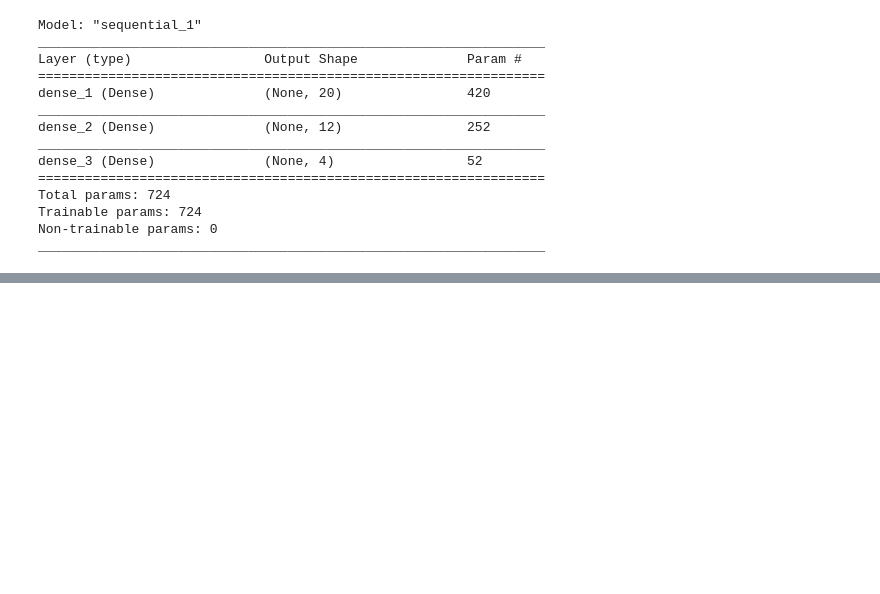
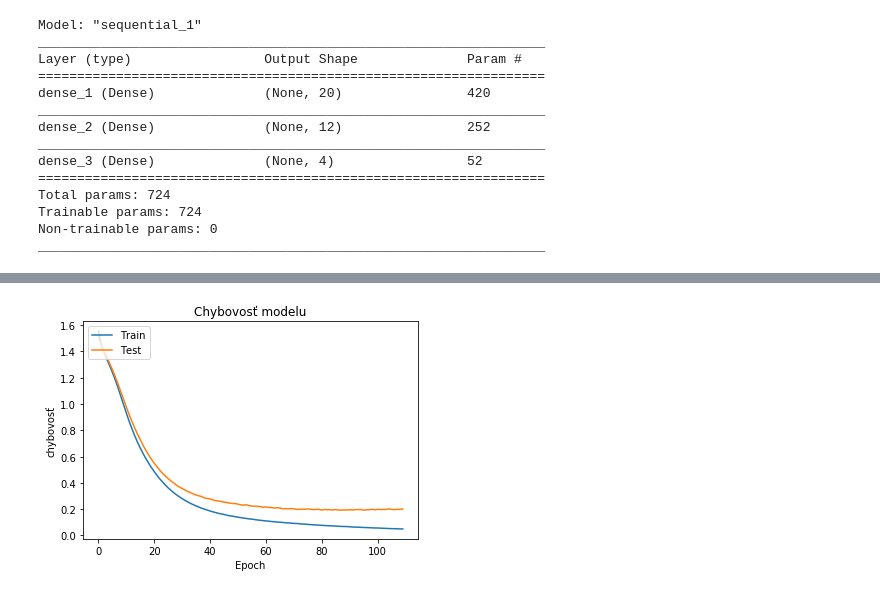
Before and after one commit to georgeob/Benc_NS2020, a Jupyter notebook: Projekt.ipynb, the cells around one changed output, grey strips where cells are left out. Saved outputs shown, nothing was run; the diff lists cells and outputs as text; code cells hidden in the pictures; blank space fills up the shorter version.

```diff
--- a/Projekt.ipynb
+++ b/Projekt.ipynb
@@ -36,6 +36,6 @@ array([[-0.90259726, -0.9900495 ,  0.83077942, ..., -1.78686097,
 # %%
 from sklearn.preprocessing import OneHotEncoder
-ohe = OneHotEncoder() #import OHN
+ohe = OneHotEncoder(categories='auto') #import OHN
 y = ohe.fit_transform(y).toarray() # premenenie hodnôt y z int na bool array
 y
 # %% [output]
@@ -132,8 +133,10 @@ plt.show()
 # %%
 plt.plot(history.history['loss'])
 plt.plot(history.history['val_loss'])
-plt.title('Model loss')
+plt.title('Chybovosť modelu')
 plt.ylabel('chybovosť')
 plt.xlabel('Epoch')
 plt.legend(['Train', 'Test'], loc='upper left')
 plt.show()
+# %% [output]
+[figure, added]
```
Also changed, not shown: parts of 5 cells of this notebook.
